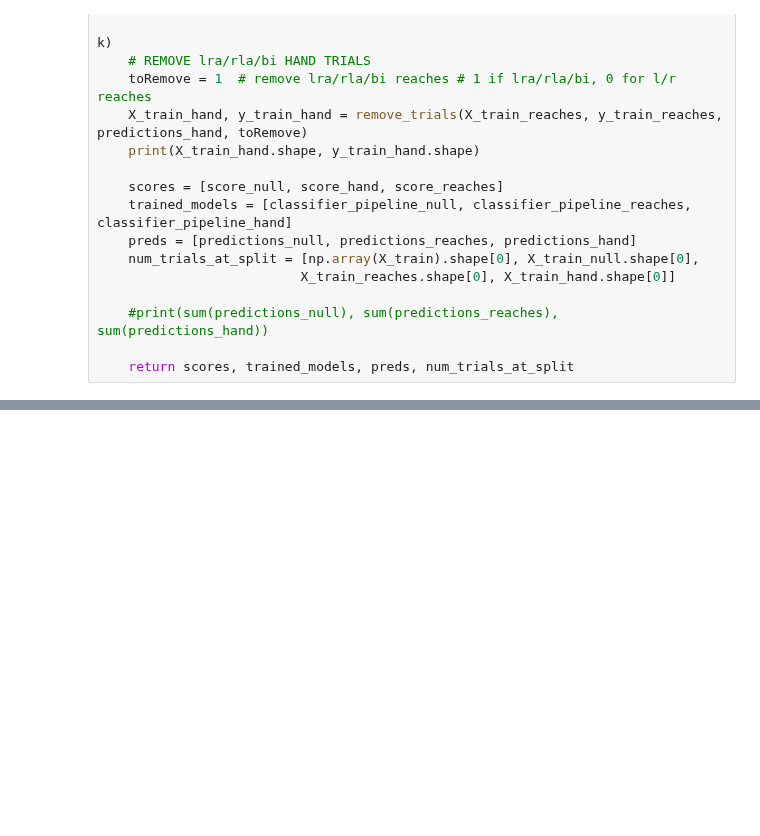
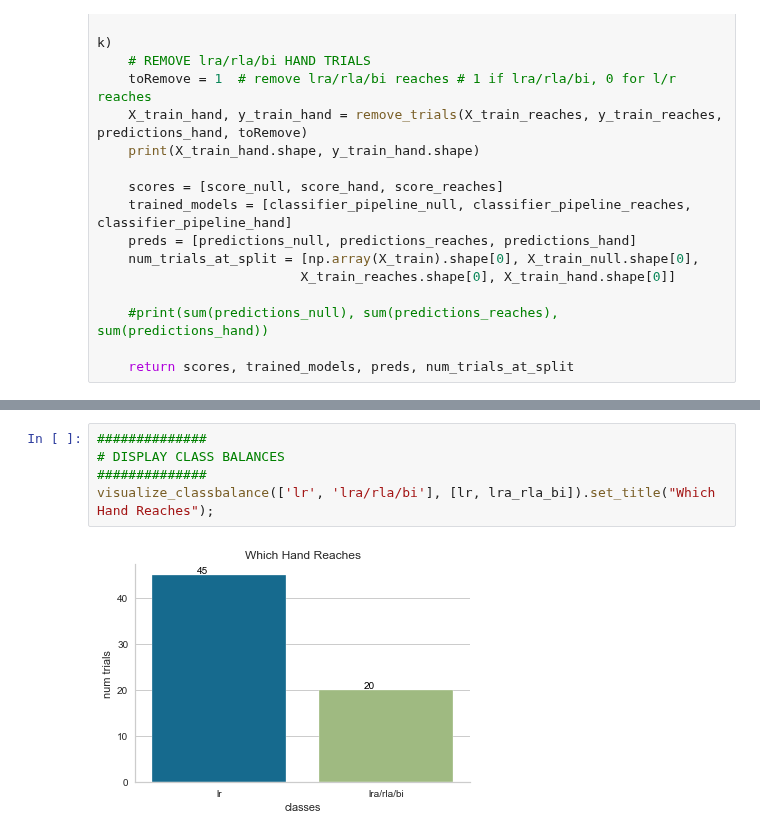
Before and after one commit to BouchardLab/ReachMaster, a Jupyter notebook: software/ReachSplitter/Trial_Classification_Workflow-classification-visualization_15.ipynb, the cells around one changed output, grey strips where cells are left out. Drawn from its saved outputs; the diff is of its cells as text; blank space fills up the shorter version.

```diff
--- a/software/ReachSplitter/Trial_Classification_Workflow-classification-visualization_15.ipynb
+++ b/software/ReachSplitter/Trial_Classification_Workflow-classification-visualization_15.ipynb
@@ -211,3 +252,10 @@ scores, trained_models, preds, num_trials_at_split
+# %%
+##############
+# DISPLAY CLASS BALANCES
+##############
+visualize_classbalance(['lr', 'lra/rla/bi'], [lr, lra_rla_bi]).set_title("Which Hand Reaches");
+# %% [output]
+[figure, added]
 # %%
 ##############
 # GENERATE DENDROGRAM
```
Also changed, not shown: parts of 4 cells of this notebook.
